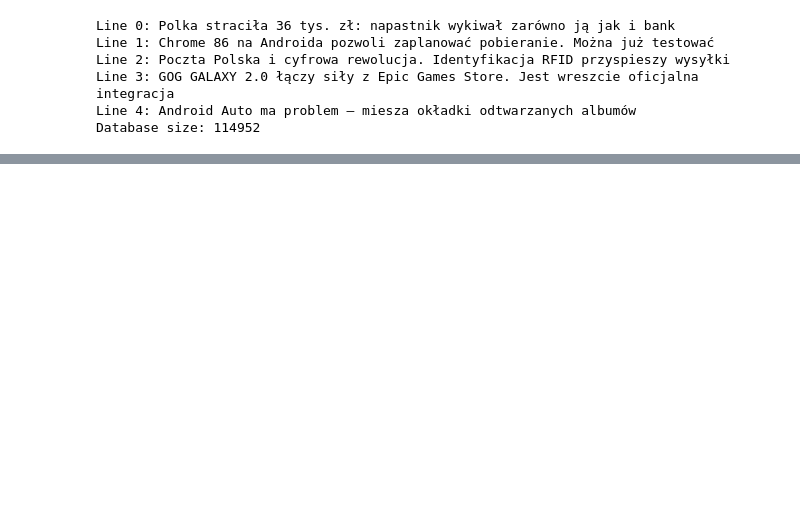
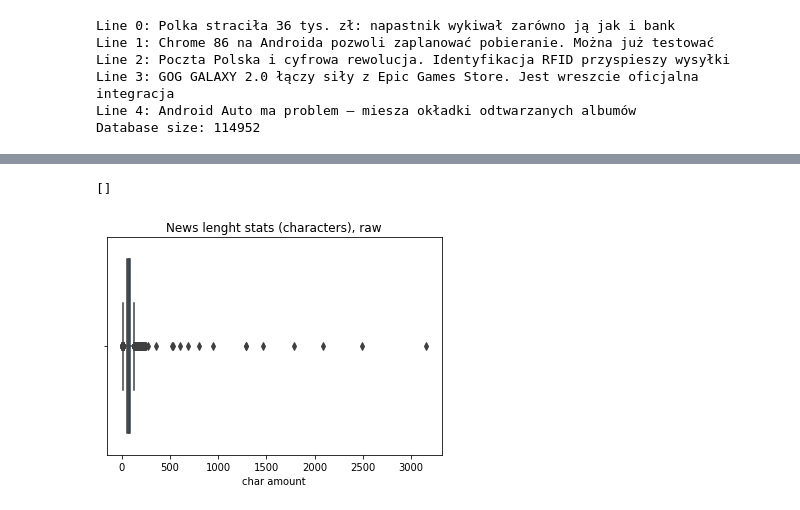
Before and after one commit to avrland/News-predict-word-count, a Jupyter notebook: WordCountPredict.ipynb, the cells around one changed output, grey strips where cells are left out. Saved outputs shown, nothing was run; the diff lists cells and outputs as text; code cells hidden in the pictures; blank space fills up the shorter version.

```diff
--- a/WordCountPredict.ipynb
+++ b/WordCountPredict.ipynb
@@ -36,0 +61,3 @@ Database size: 114952
+# %%
+cols = ['titles']
+data = pd.read_csv(r"titles.txt", header=None, names=cols)
@@ -36,0 +67,14 @@ Database size: 114952
+# %%
+char_lenghts = []
+for x in range(len(data)):
+    z = len(data.iloc[x,0])
+    char_lenghts.append(z)
+pd_char_lenghts = pd.DataFrame(char_lenghts)
+pd_char_lenghts.columns = ['char amount']
+
+plt.figure()
+sns.boxplot(x=pd_char_lenghts.iloc[:,0]).set(title='News lenght stats (characters), raw')
+plt.plot()
+# %% [output]
+[]
+[figure, added]
```
Also changed, not shown: parts of 26 cells of this notebook.
